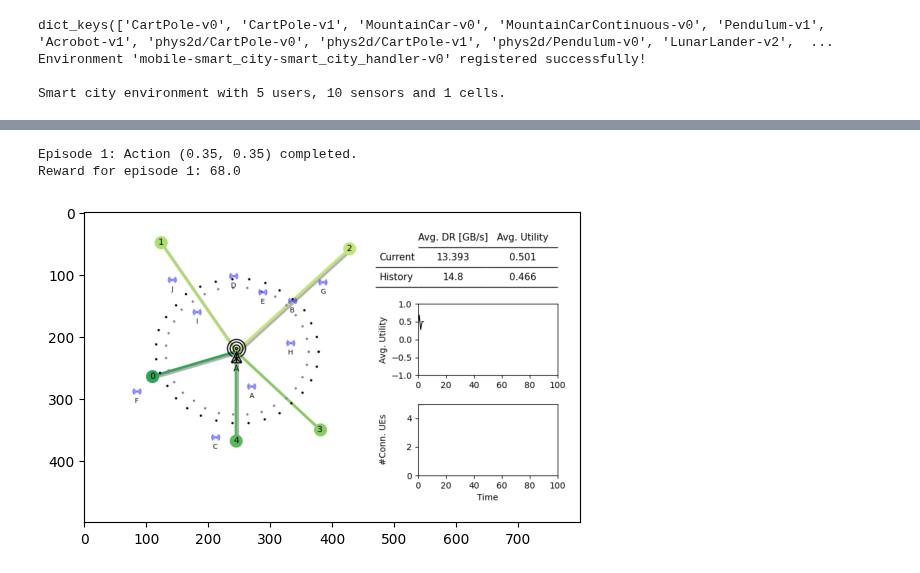
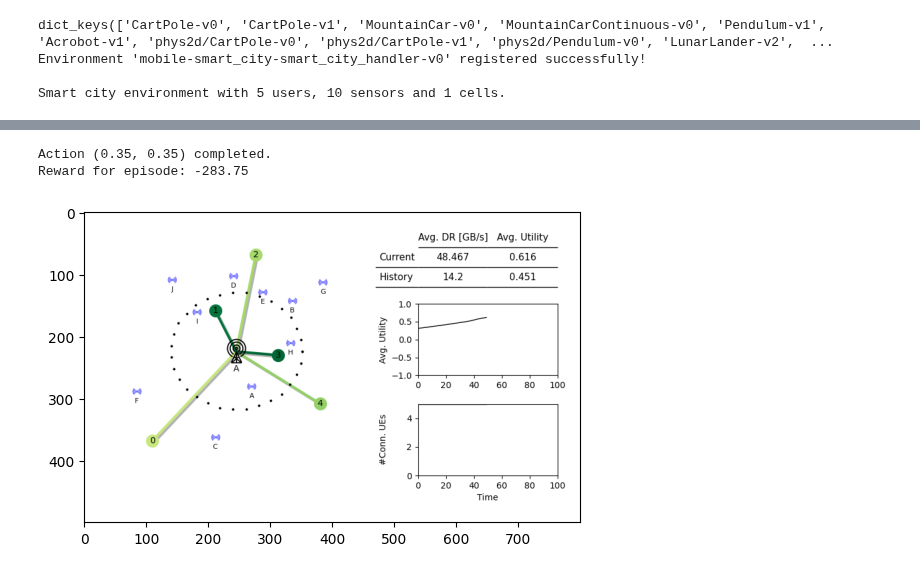
Before and after one commit to stefanbschneider/mobile-env, a Jupyter notebook: examples/smart_city.ipynb, the cells around one changed output, grey strips where cells are left out. Cells and saved outputs as stored; diff of their text form; code cells hidden in the pictures.

```diff
--- a/examples/smart_city.ipynb
+++ b/examples/smart_city.ipynb
@@ -41,28 +84,31 @@ Smart city environment with 5 users, 10 sensors and 1 cells.
 # %%
 from IPython import display
 
 # run the simulation for 10 time steps
 done = False
 obs, info = env.reset()
 
+total_reward = 0
 action = (0.35, 0.35)
-episode = 1
-total_reward = 0
+rewards = []
 
-for _ in range(20):
+for _ in range(50):
     # here, use random dummy actions by sampling from the action space
-    dummy_action = env.action_space.sample()
-    obs, reward, terminated, truncated, info = env.step(dummy_action)
+    #dummy_action = env.action_space.sample()
+    obs, reward, terminated, truncated, info = env.step(action)
     total_reward += reward
+
+    # Store the reward at this time step
+    rewards.append(reward)
 
     # render the environment
     plt.imshow(env.render())
     display.display(plt.gcf())
     display.clear_output(wait=True)
 
-print(f"Episode {episode}: Action {action} completed.")
-print(f"Reward for episode {episode}: {total_reward}")
+print(f"Action {action} completed.")
+print(f"Reward for episode: {total_reward}")
 # %% [output]
-Episode 1: Action (0.35, 0.35) completed.
-Reward for episode 1: 68.0
+Action (0.35, 0.35) completed.
+Reward for episode: -283.75
-[figure, old version]
+[figure, new version]
```
Also changed, not shown: parts of 15 cells of this notebook, 4 other files.
